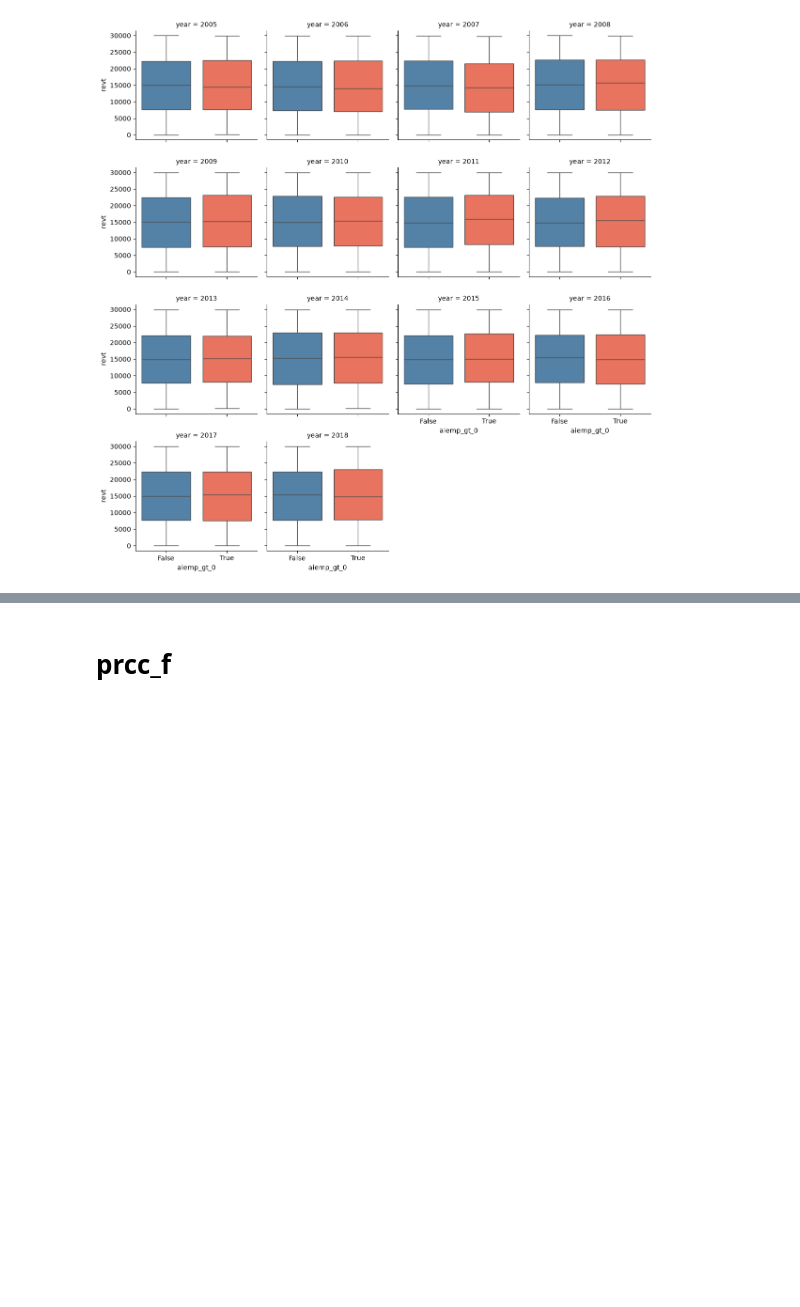
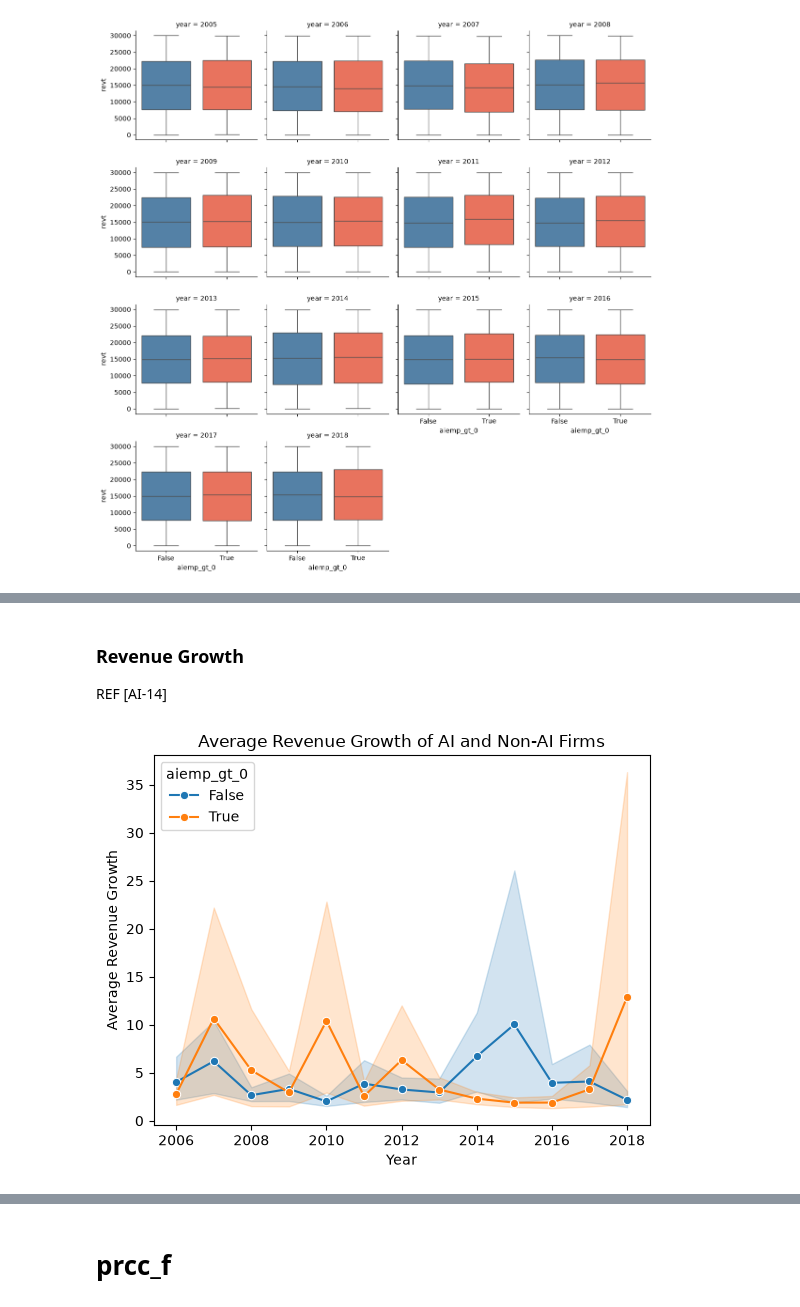
Before and after one commit to ducjeremyvu/essay_public, a Jupyter notebook: 03-eda-columns-an.ipynb, the cells around one changed output, grey strips where cells are left out. Drawn from its saved outputs; the diff is of its cells as text; code cells hidden in the pictures; blank space fills up the shorter version.

```diff
--- a/03-eda-columns-an.ipynb
+++ b/03-eda-columns-an.ipynb
@@ -202,0 +232,20 @@ plt.show()
+# %% [markdown]
+### Revenue Growth
+REF [AI-14]
+# %%
+data_rv_growth = data.dropna(subset=["revenue_growth"])
+
+sns.lineplot(
+    data=data_rv_growth,
+    x="year",
+    y="revenue_growth",
+    hue="aiemp_gt_0",
+    marker="o"
+)
+
+plt.ylabel("Average Revenue Growth")
+plt.xlabel("Year")
+plt.title("Average Revenue Growth of AI and Non-AI Firms")
+plt.show()
+# %% [output]
+[figure, added]
```
Also changed, not shown: parts of 12 cells of this notebook.
